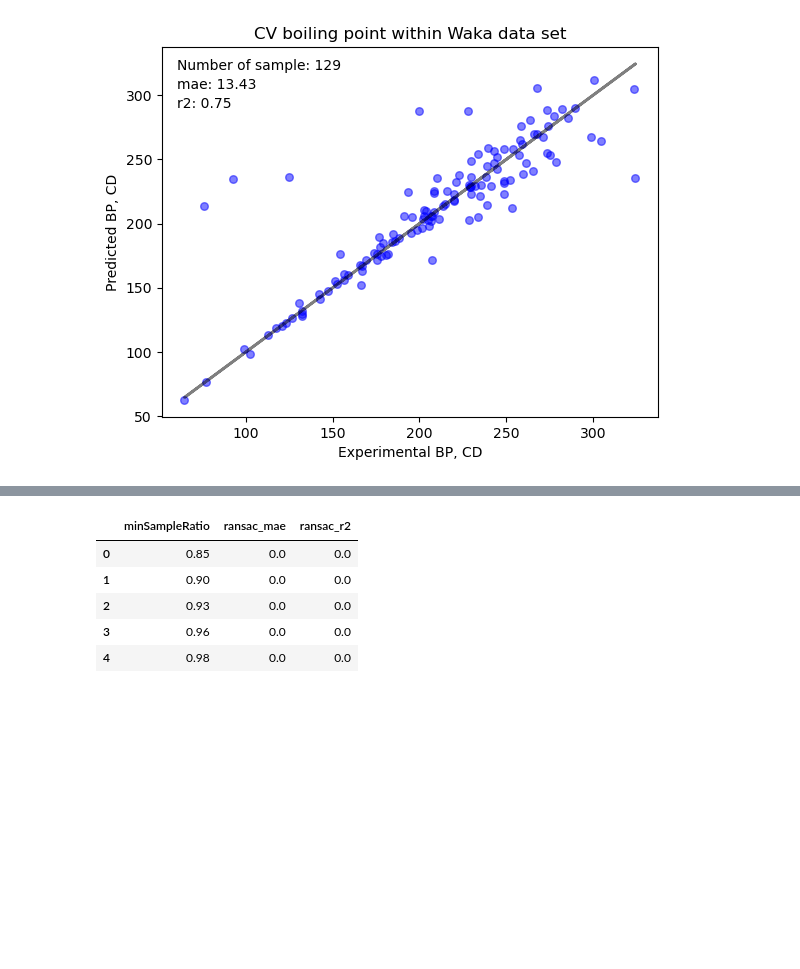
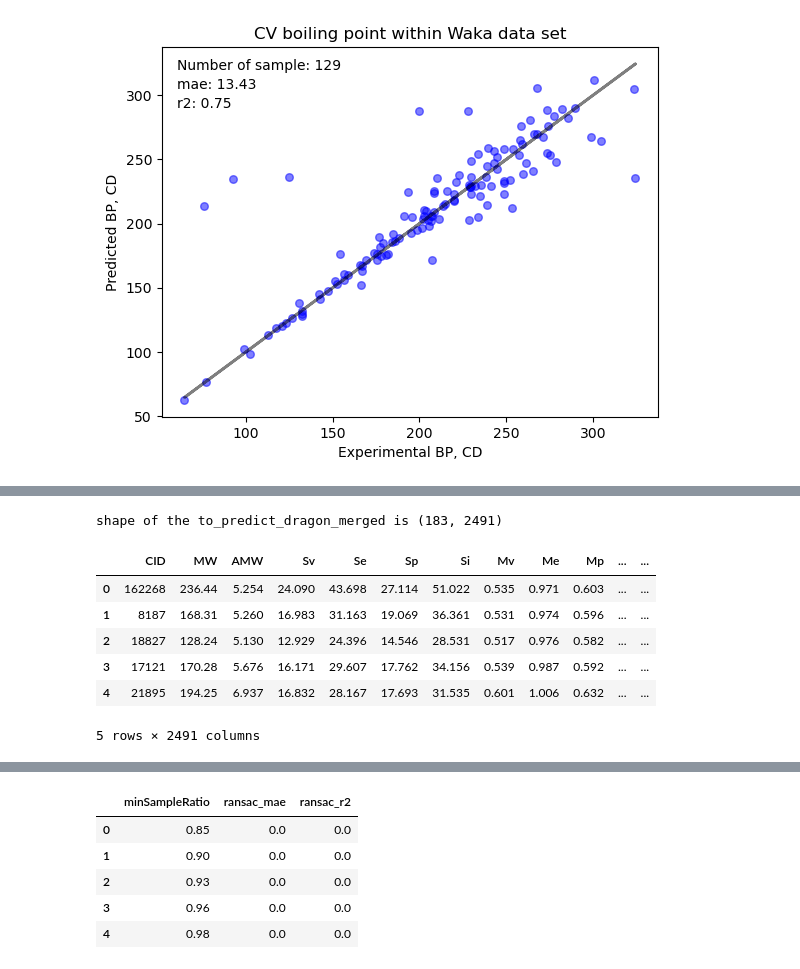
Before and after one commit to kiriyevskykiril/ai-program-2026, a Jupyter notebook: project_1/bp_regression_trail_1.ipynb, the cells around one changed output, grey strips where cells are left out. Drawn from its saved outputs; the diff is of its cells as text; code cells hidden in the pictures; blank space fills up the shorter version.

```diff
--- a/project_1/bp_regression_trail_1.ipynb
+++ b/project_1/bp_regression_trail_1.ipynb
@@ -664,3 +653,11 @@ ax.text(60.0, 290.0, f'r2: {waka_r2:.2f}')
 plt.show()
 # %% [output]
 [figure]
+# %%
+# vY_pred_svr_tune = cross_val_predict(oGsSvr_refine.best_estimator_, mX_54, vY, cv=kf_tune)
+
+# now, i want to predict boiling points walues for ingredients im wakayama dataset without experimental values
+
+to_predict_df = waka_res_merged_df.loc[waka_res_merged_df['bp_exp'].isna()]
+print(f'Num of samples to predict bp from Waka data set {to_predict_df.shape[0]}')
+to_predict_df.head(5)
@@ -666,0 +672,18 @@ plt.show()
+# %%
+to_predict_dragon_merged = pd.merge(
+    to_predict_df['CID'],
+    dragon_df,
+    how='left',
+    on='CID'
+)
+print(f'shape of the to_predict_dragon_merged is {to_predict_dragon_merged.shape} ')
+to_predict_dragon_merged.head(5)
+# %% [output]
+shape of the to_predict_dragon_merged is (183, 2491)
+|  | CID | MW | AMW | Sv | Se | Sp | Si | Mv | Me | Mp | ... | ... |
+| 0 | 162268 | 236.44 | 5.254 | 24.090 | 43.698 | 27.114 | 51.022 | 0.535 | 0.971 | 0.603 | ... | ... |
+| 1 | 8187 | 168.31 | 5.260 | 16.983 | 31.163 | 19.069 | 36.361 | 0.531 | 0.974 | 0.596 | ... | ... |
+| 2 | 18827 | 128.24 | 5.130 | 12.929 | 24.396 | 14.546 | 28.531 | 0.517 | 0.976 | 0.582 | ... | ... |
+| 3 | 17121 | 170.28 | 5.676 | 16.171 | 29.607 | 17.762 | 34.156 | 0.539 | 0.987 | 0.592 | ... | ... |
+| 4 | 21895 | 194.25 | 6.937 | 16.832 | 28.167 | 17.693 | 31.535 | 0.601 | 1.006 | 0.632 | ... | ... |
+5 rows × 2491 columns
```
Also changed, not shown: parts of 12 cells of this notebook, 6 other files.
